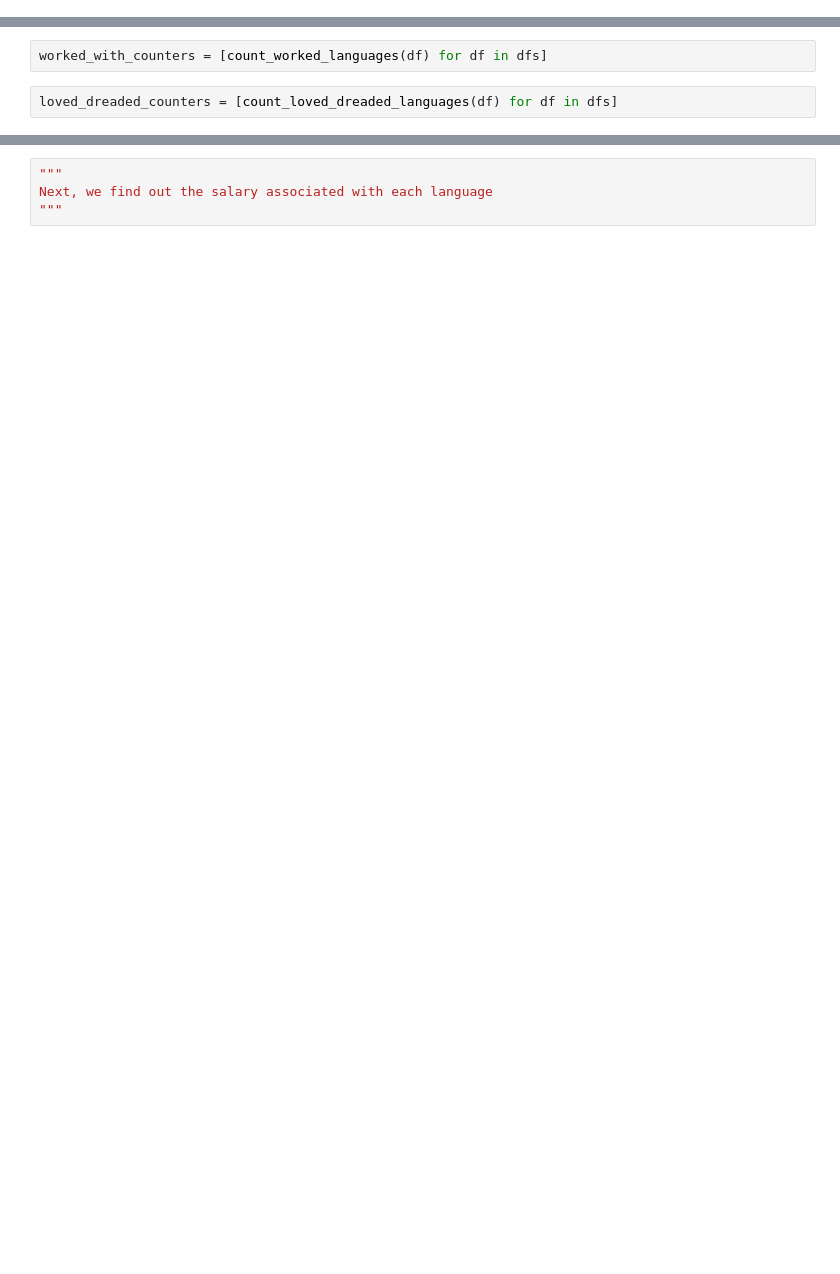
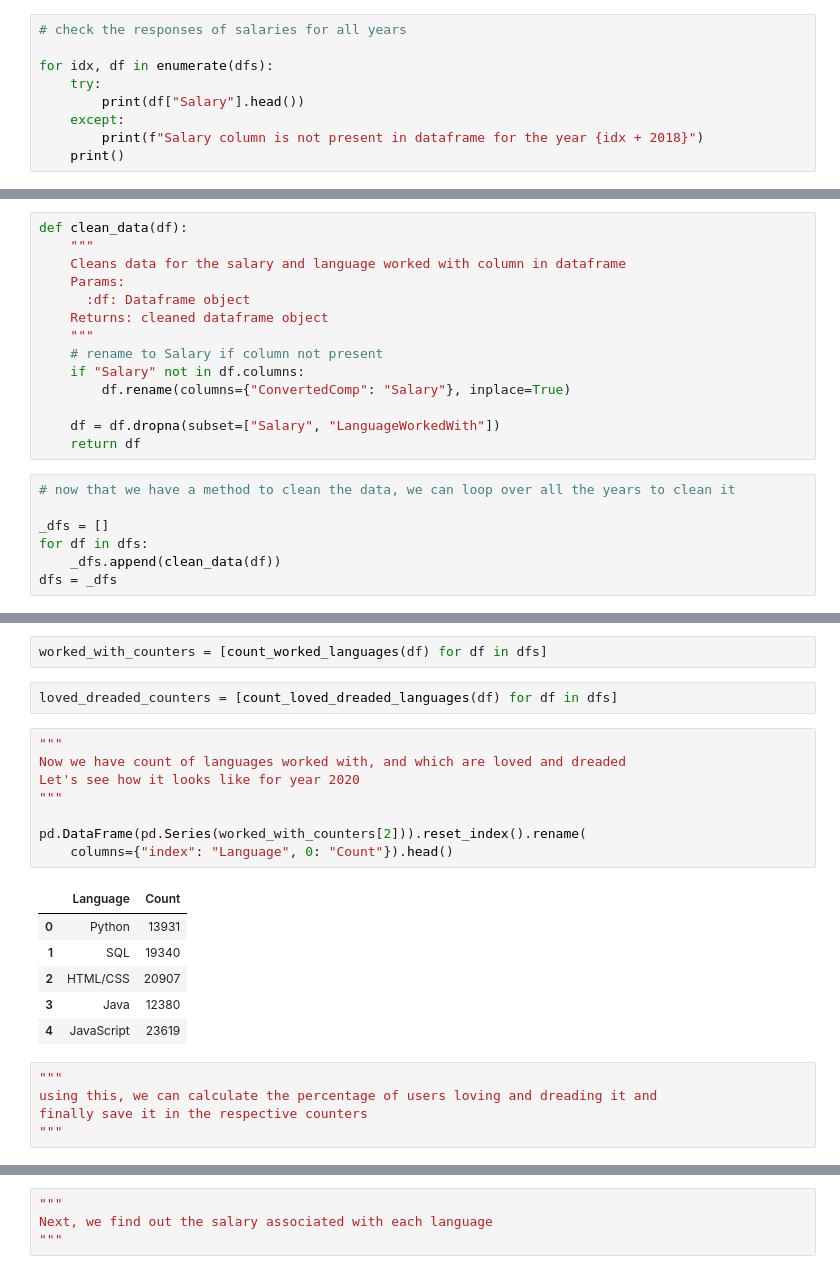
Before and after one commit to sk364/SO-data-analysis, a Jupyter notebook: Language Analysis.ipynb, the cells around one changed output, grey strips where cells are left out. Cells and saved outputs as stored; diff of their text form; blank space fills up the shorter version.

```diff
--- a/Language Analysis.ipynb
+++ b/Language Analysis.ipynb
@@ -34,0 +77,9 @@ First, we will find out the count of languages worked with and which are loved a
+# %%
+# check the responses of salaries for all years
+
+for idx, df in enumerate(dfs):
+    try:
+        print(df["Salary"].head())
+    except:
+        print(f"Salary column is not present in dataframe for the year {idx + 2018}")
+    print()
@@ -35,3 +105,24 @@ First, we will find out the count of languages worked with and which are loved a
+# %%
+def clean_data(df):
+    """
+    Cleans data for the salary and language worked with column in dataframe
+    Params:
+      :df: Dataframe object
+    Returns: cleaned dataframe object
+    """
+    # rename to Salary if column not present
+    if "Salary" not in df.columns:
+        df.rename(columns={"ConvertedComp": "Salary"}, inplace=True)
+
+    df = df.dropna(subset=["Salary", "LanguageWorkedWith"])
+    return df
+# %%
+# now that we have a method to clean the data, we can loop over all the years to clean it
+
+_dfs = []
+for df in dfs:
+    _dfs.append(clean_data(df))
+dfs = _dfs
 # %%
 def count_worked_languages(df):
     """
@@ -79,4 +170,24 @@ def count_loved_dreaded_languages(df):
 worked_with_counters = [count_worked_languages(df) for df in dfs]
 # %%
 loved_dreaded_counters = [count_loved_dreaded_languages(df) for df in dfs]
+# %%
+"""
+Now we have count of languages worked with, and which are loved and dreaded
+Let's see how it looks like for year 2020
+"""
+
+pd.DataFrame(pd.Series(worked_with_counters[2])).reset_index().rename(
+    columns={"index": "Language", 0: "Count"}).head()
+# %% [output]
+|  | Language | Count |
+| 0 | Python | 13931 |
+| 1 | SQL | 19340 |
+| 2 | HTML/CSS | 20907 |
+| 3 | Java | 12380 |
+| 4 | JavaScript | 23619 |
+# %%
+"""
+using this, we can calculate the percentage of users loving and dreading it and
+finally save it in the respective counters
+"""
 # %%
```
Also changed, not shown: parts of 32 cells of this notebook.
